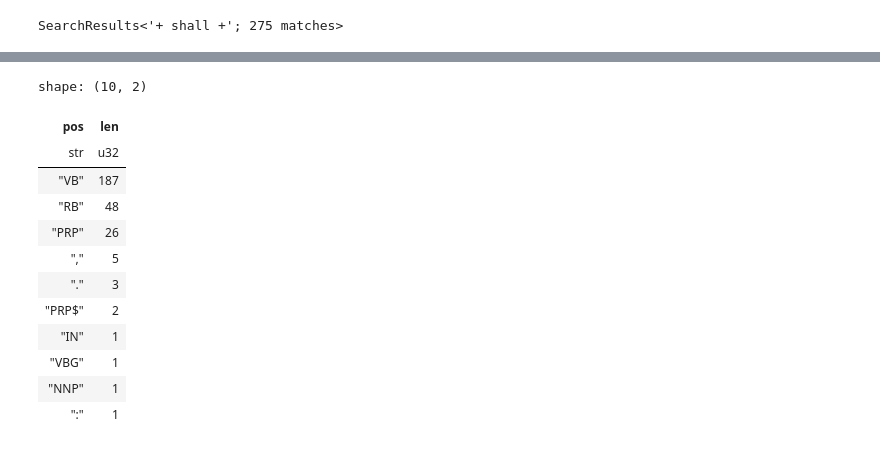
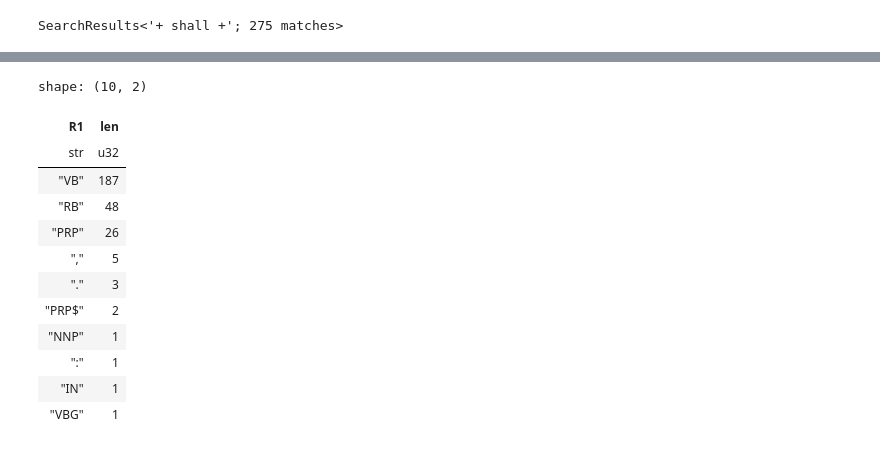
Before and after one commit to rmalouf/polars_corpus, a Jupyter notebook: docs/notebooks/concordance.ipynb, the cells around one changed output, grey strips where cells are left out. Cells and saved outputs as stored; diff of their text form; code cells hidden in the pictures.

```diff
--- a/docs/notebooks/concordance.ipynb
+++ b/docs/notebooks/concordance.ipynb
@@ -3,7 +13,10 @@
 # %%
-
 import polars as pl
 import polars.selectors as cs
 
 import polars_corpus as plc
 import great_tables as gt
+
+pl.Config.set_tbl_rows(12)
+pl.Config.set_fmt_table_cell_list_len(5)
+pl.Config.set_thousands_separator(",")
@@ -84,0 +142,4 @@ shape: (199, 2)
+# %%
+shall = plc.search(c, "shall")
+conc = shall.concordance(pl.col("token").str.to_lowercase(), window=5)
+conc
@@ -120,5 +209,5 @@ shape: (120, 2)
 # %%
-conc = m.concordance(pl.col('pos'))
-conc.group_by(pl.col('pos').list.first()).len().sort(by='len', descending=True)
+tags = shall.concordance("pos", window=5)
+tags.group_by(plc.kwic("L1", "pos").alias("L1")).len().sort(by="len", descending=True)
 # %% [output]
 shape: (20, 2)
@@ -138,8 +231,8 @@ shape: (20, 2)
 # %%
-conc.group_by(pl.col('pos').list.last()).len().sort(by='len', descending=True)
+tags.group_by(plc.kwic("R1", "pos").alias("R1")).len().sort(by="len", descending=True)
 # %% [output]
 shape: (10, 2)
-| pos | len |
+| R1 | len |
 | str | u32 |
 | "VB" | 187 |
 | "RB" | 48 |
@@ -147,7 +240,7 @@ shape: (10, 2)
 | "," | 5 |
 | "." | 3 |
 | "PRP$" | 2 |
+| "NNP" | 1 |
+| ":" | 1 |
 | "IN" | 1 |
 | "VBG" | 1 |
-| "NNP" | 1 |
-| ":" | 1 |
```
Also changed, not shown: parts of 36 cells of this notebook, 6 other files.
